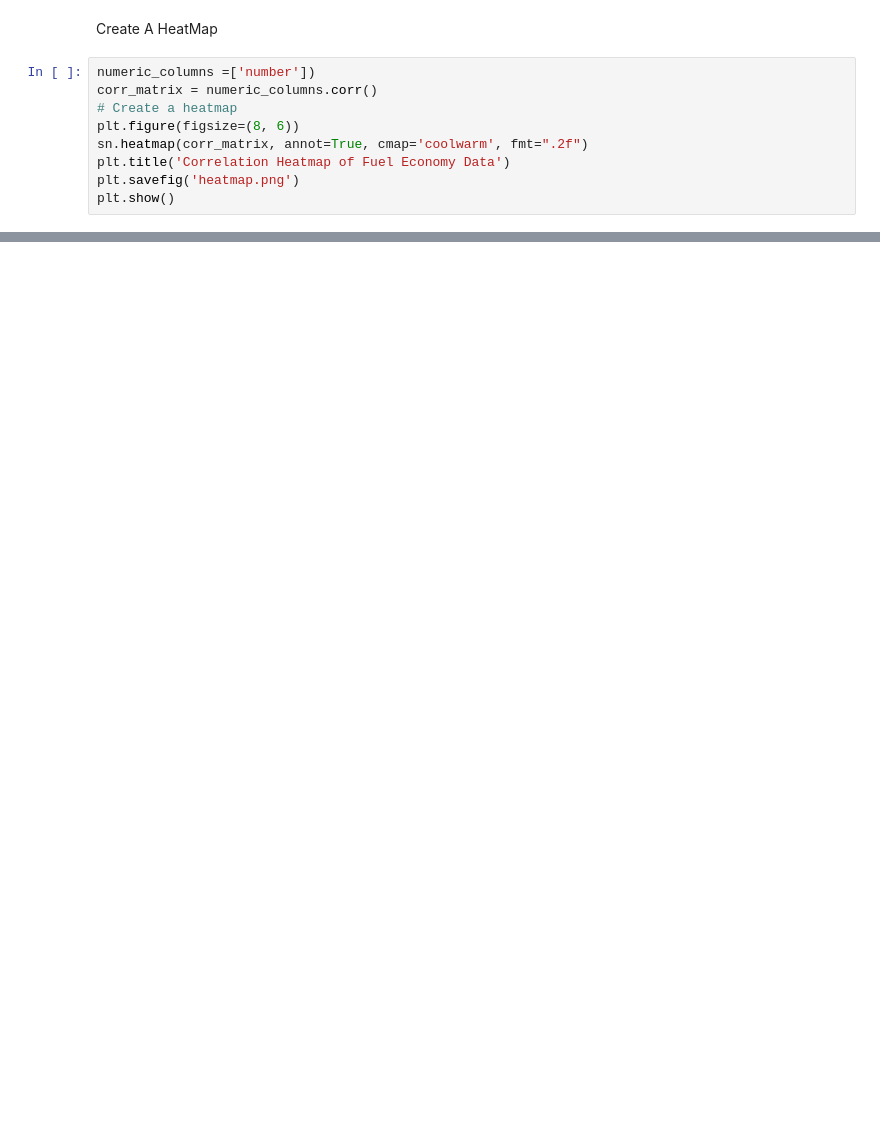
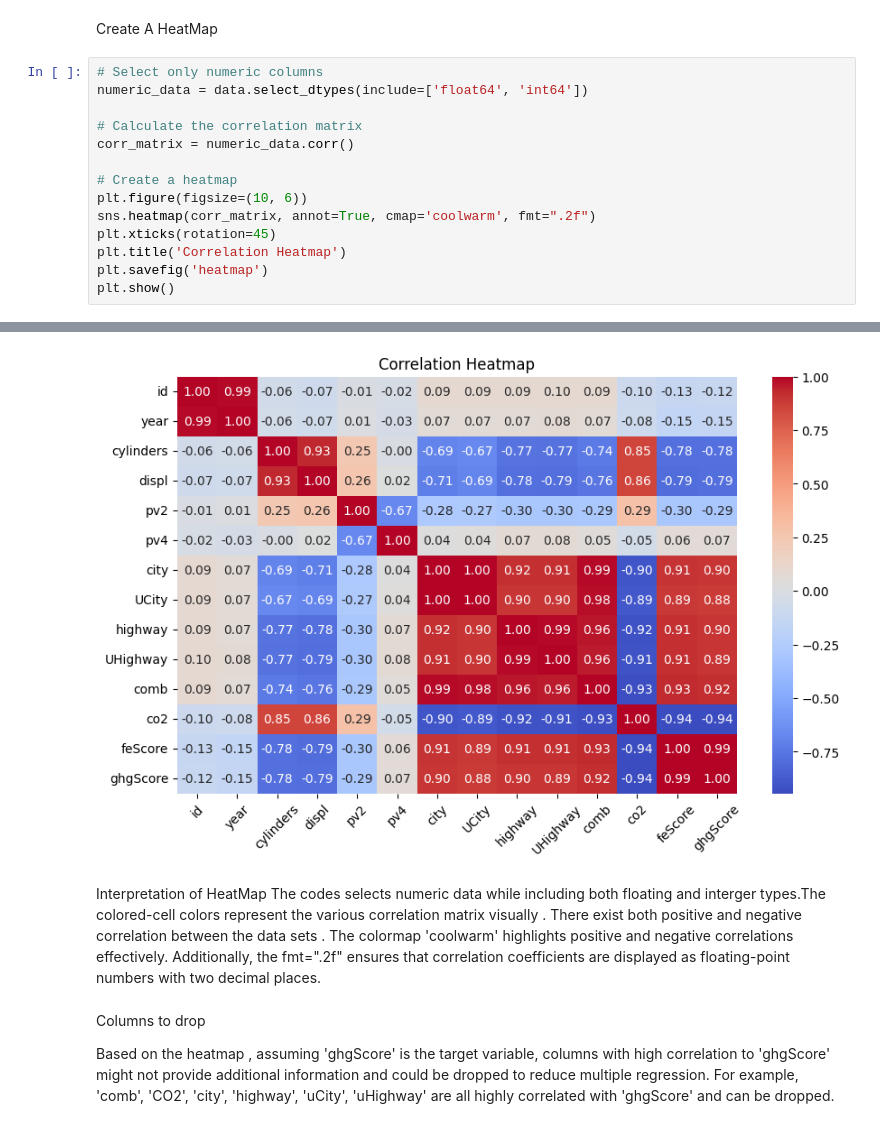
Before and after one commit to StellaIbeh/Project-Plotting_Assignment, a Jupyter notebook: Plotting_Assignment.ipynb, the cells around one changed output, grey strips where cells are left out. Cells and saved outputs as stored; diff of their text form; blank space fills up the shorter version.

```diff
--- a/Plotting_Assignment.ipynb
+++ b/Plotting_Assignment.ipynb
@@ -150,12 +150,17 @@ Finally What Columns would you delete Drop if the target is the ghg score? Justi
 # %% [markdown]
 Create A HeatMap
 # %%
-numeric_columns =['number'])
-corr_matrix = numeric_columns.corr()
+# Select only numeric columns
+numeric_data = data.select_dtypes(include=['float64', 'int64'])
+
+# Calculate the correlation matrix
+corr_matrix = numeric_data.corr()
+
 # Create a heatmap
-plt.figure(figsize=(8, 6))
-sn.heatmap(corr_matrix, annot=True, cmap='coolwarm', fmt=".2f")
-plt.title('Correlation Heatmap of Fuel Economy Data')
-plt.savefig('heatmap.png')
+plt.figure(figsize=(10, 6))
+sns.heatmap(corr_matrix, annot=True, cmap='coolwarm', fmt=".2f")
+plt.xticks(rotation=45)
+plt.title('Correlation Heatmap')
+plt.savefig('heatmap')
 plt.show()
 # %% [output]
@@ -162,0 +167,8 @@ SyntaxError: unmatched ')' (<ipython-input-91-c721ee7c5593>, line 1)
+[figure, added]
+# %% [markdown]
+Interpretation of HeatMap
+The codes selects numeric data while including both floating and interger types.The  colored-cell colors represent the various correlation matrix visually . There exist both positive and negative correlation between the data sets . The colormap 'coolwarm' highlights positive and negative correlations effectively. Additionally, the fmt=".2f" ensures that correlation coefficients are displayed as floating-point numbers with two decimal places.
+# %% [markdown]
+Columns to drop
+
+Based on the heatmap , assuming 'ghgScore' is the target variable, columns with high correlation to 'ghgScore' might  not provide additional information and could be dropped to reduce multiple regression. For example, 'comb', 'CO2', 'city', 'highway', 'uCity', 'uHighway' are all highly correlated with 'ghgScore' and can be  dropped.
```
Also changed, not shown: parts of 1 cell of this notebook.
